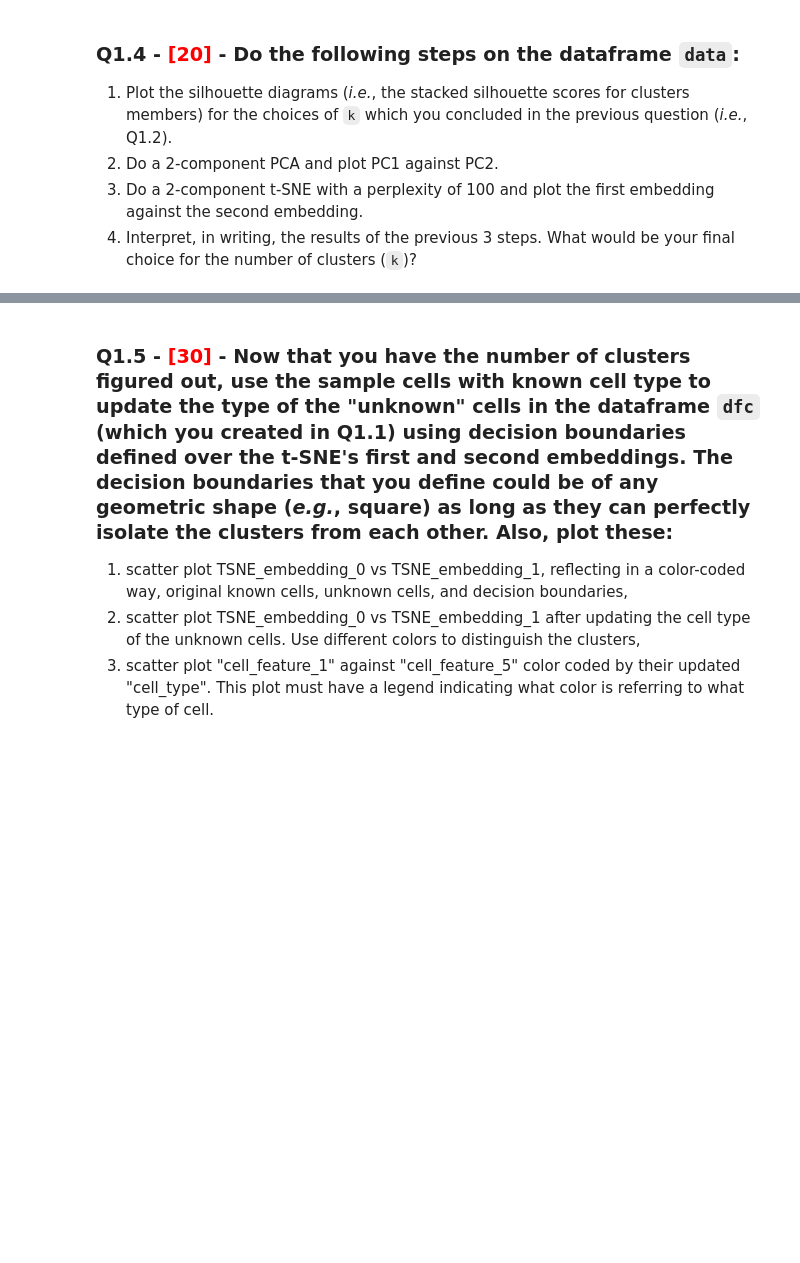
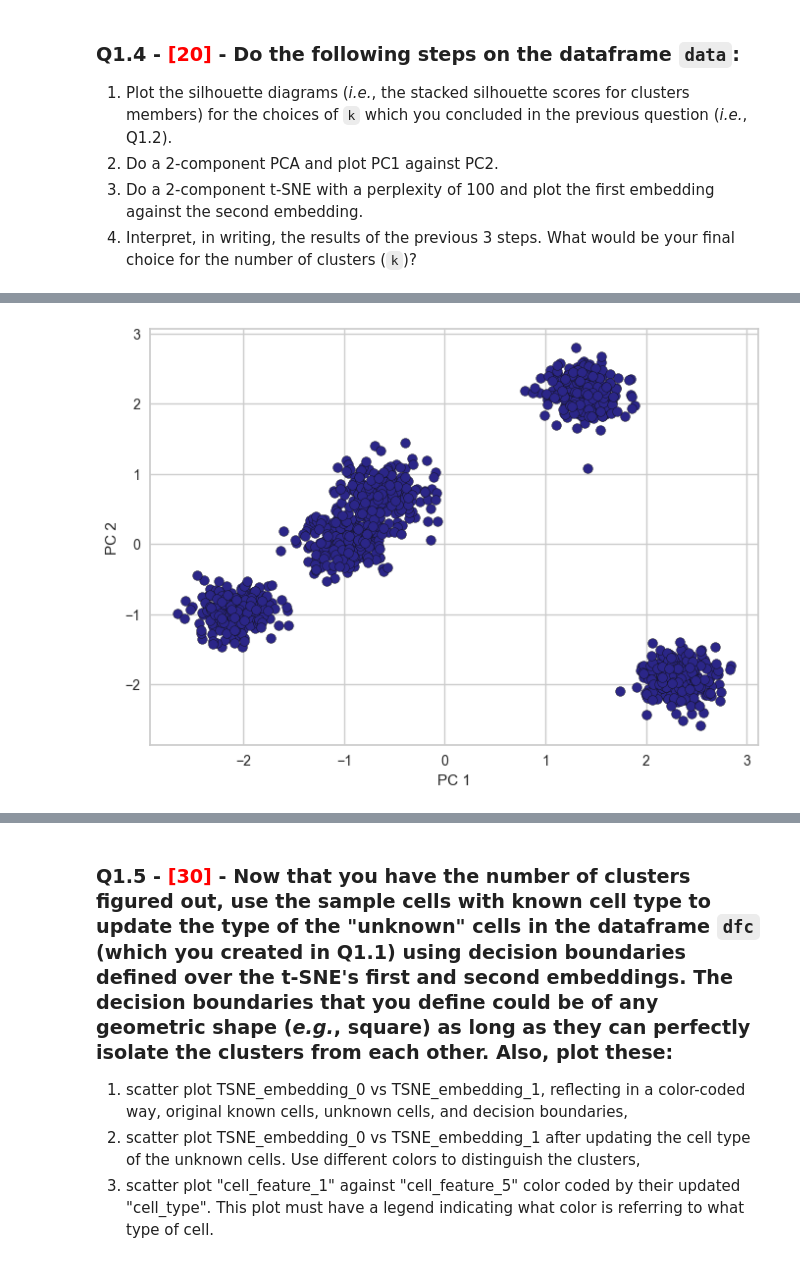
Before and after one commit to ParamvirSran/Machine-Learning, a Jupyter notebook: Assignments/A9/Assignment_9.ipynb, the cells around one changed output, grey strips where cells are left out. Drawn from its saved outputs; the diff is of its cells as text; code cells hidden in the pictures; blank space fills up the shorter version.

```diff
--- a/Assignments/A9/Assignment_9.ipynb
+++ b/Assignments/A9/Assignment_9.ipynb
@@ -226,0 +152,10 @@ plt.show()
+# %%
+transformer1 = PCA(2, random_state=seed)
+transformer1.fit(data)
+X = transformer1.transform(data)
+plt.scatter(X[:, 0], X[:, 1], edgecolor="k")
+plt.xlabel("PC 1")
+plt.ylabel("PC 2")
+plt.show()
+# %% [output]
+[figure, added]
```
Also changed, not shown: parts of 18 cells of this notebook.
